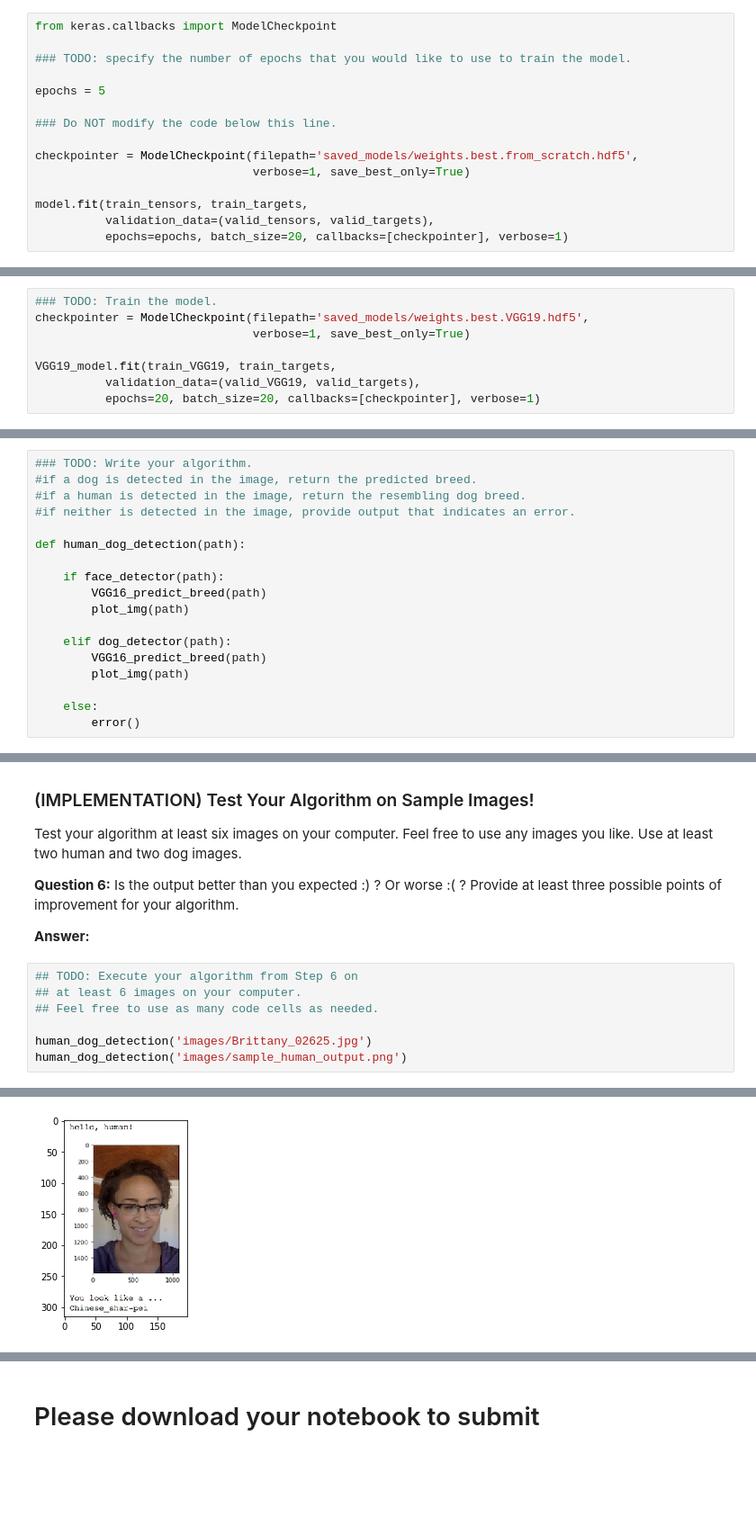
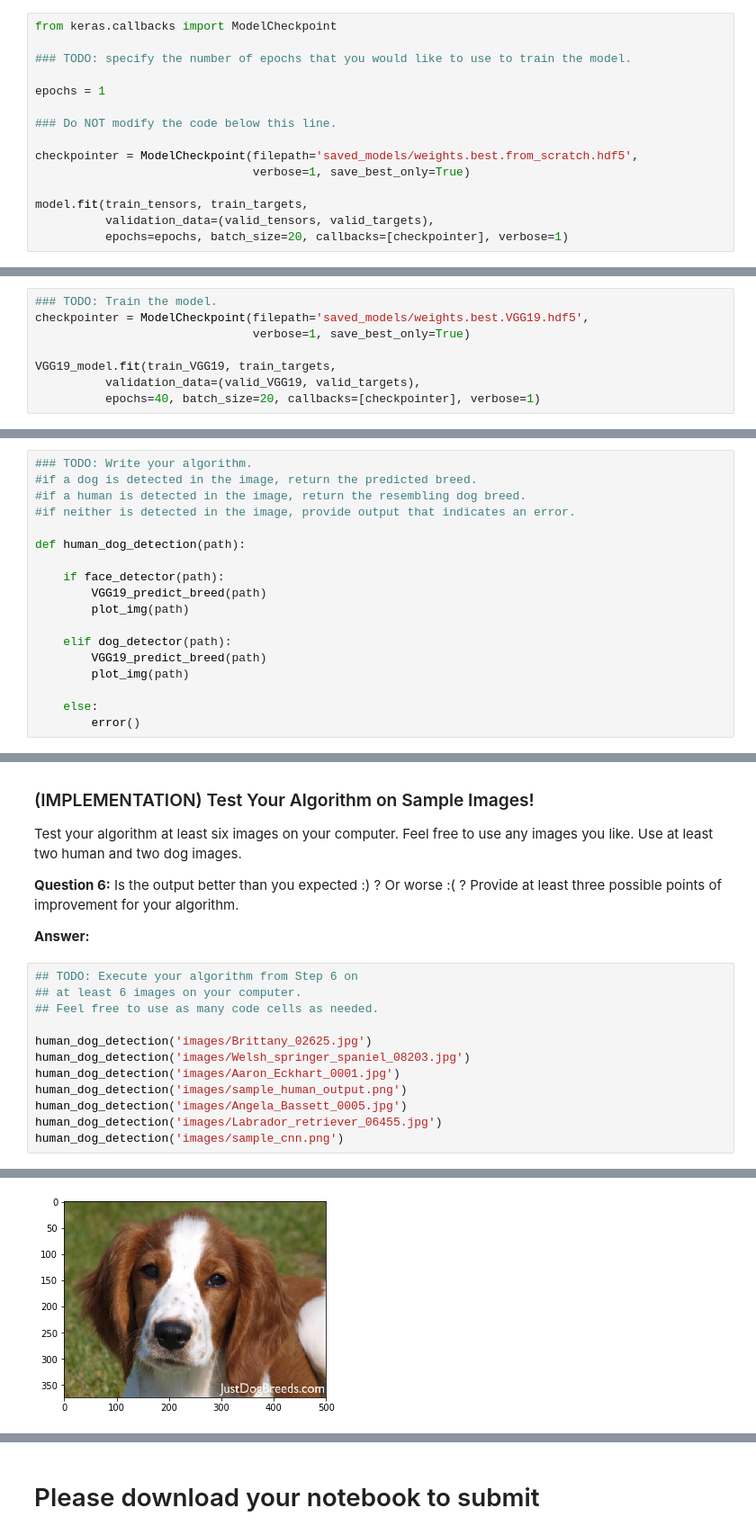
Before and after one commit to MinchanJun/dog-detection, a Jupyter notebook: dog_app.ipynb, the cells around one changed output, grey strips where cells are left out. Shown at 90% size. Saved outputs shown, nothing was run; the diff lists cells and outputs as text; blank space fills up the shorter version.

```diff
--- a/dog_app.ipynb
+++ b/dog_app.ipynb
@@ -511,7 +482,7 @@ from keras.callbacks import ModelCheckpoint
 
 ### TODO: specify the number of epochs that you would like to use to train the model.
 
-epochs = 5
+epochs = 1
 
 ### Do NOT modify the code below this line.
 
@@ -716,4 +693,4 @@ checkpointer = ModelCheckpoint(filepath='saved_models/weights.best.VGG19.hdf5',
 
 VGG19_model.fit(train_VGG19, train_targets,
           validation_data=(valid_VGG19, valid_targets),
-          epochs=20, batch_size=20, callbacks=[checkpointer], verbose=1)
+          epochs=40, batch_size=20, callbacks=[checkpointer], verbose=1)
@@ -790,11 +788,11 @@ Some sample output for our algorithm is provided below, but feel free to design
 def human_dog_detection(path):
 
     if face_detector(path):
-        VGG16_predict_breed(path)
+        VGG19_predict_breed(path)
         plot_img(path)
 
     elif dog_detector(path):
-        VGG16_predict_breed(path)
+        VGG19_predict_breed(path)
         plot_img(path)
 
     else:
@@ -837,5 +835,10 @@ __Answer:__
 ## Feel free to use as many code cells as needed.
 
 human_dog_detection('images/Brittany_02625.jpg')
+human_dog_detection('images/Welsh_springer_spaniel_08203.jpg')
+human_dog_detection('images/Aaron_Eckhart_0001.jpg')
 human_dog_detection('images/sample_human_output.png')
+human_dog_detection('images/Angela_Bassett_0005.jpg')
+human_dog_detection('images/Labrador_retriever_06455.jpg')
+human_dog_detection('images/sample_cnn.png')
 # %% [output]
@@ -848 +848 @@ Cane_corso
-[figure, old version]
+[figure, new version]
```
Also changed, not shown: parts of 11 cells of this notebook, 1 other file.
